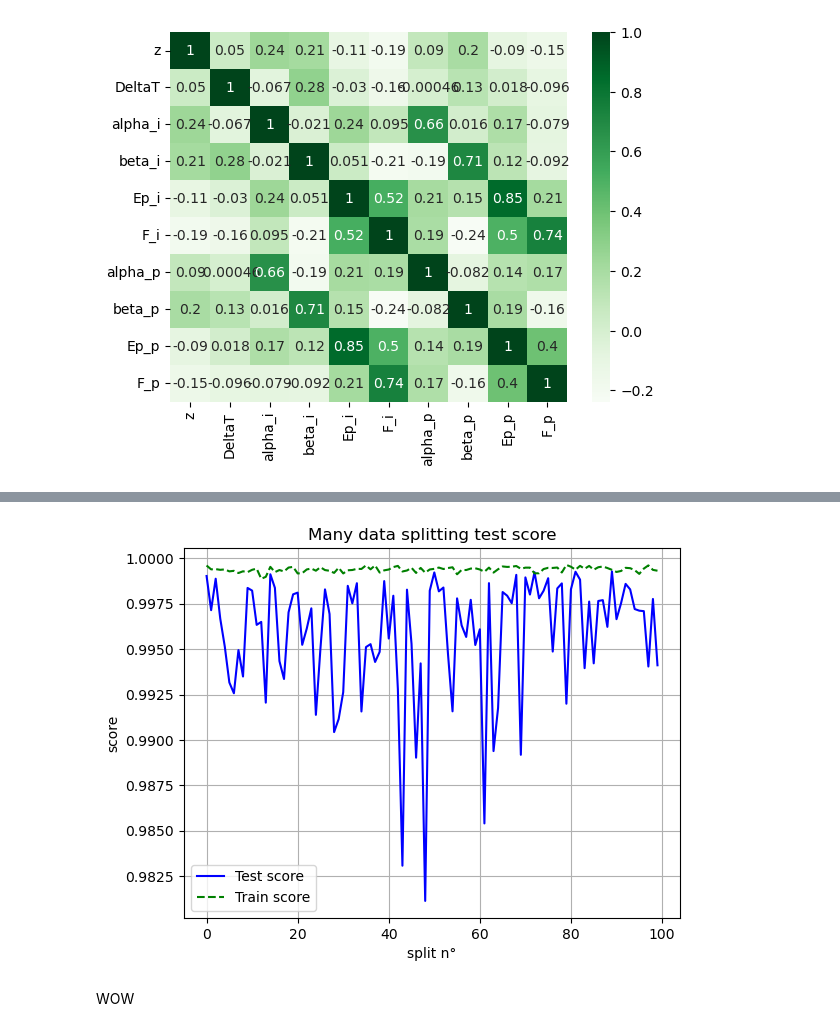
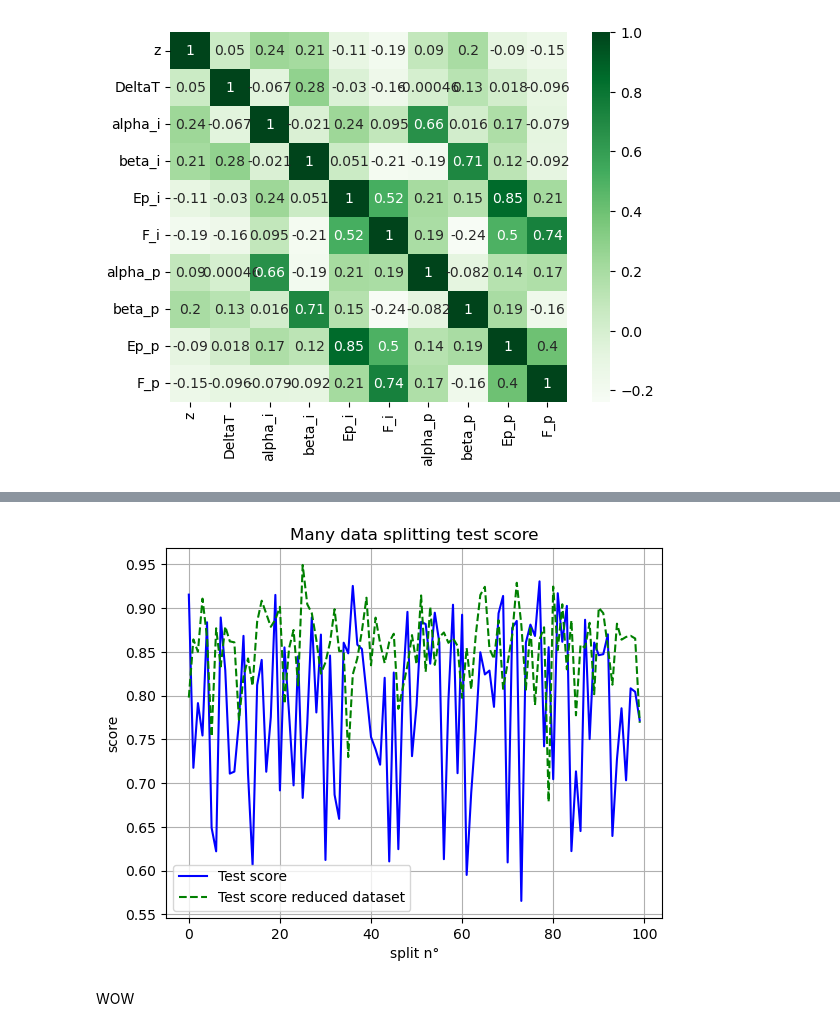
Before and after one commit to LuigiSotgiu/Project, a Jupyter notebook: main1_01.ipynb, the cells around one changed output, grey strips where cells are left out. Cells and saved outputs as stored; diff of their text form; code cells hidden in the pictures.

```diff
--- a/main1_01.ipynb
+++ b/main1_01.ipynb
@@ -21,8 +23,10 @@ plt.savefig(dir_path + 'images/DatasetCorrMatrix.png')
 model = RND_FOREST()
 obj.SetModel(model)     # Setting the model in the main class
 
+dataset['z'] = np.log10(1 + dataset['z'])       # IDK
+
 # Fitting the model ---> see functions.py
-obj.model.Run(dataset, train_size = 0.8, random_state = 42,
+obj.model.Run(dataset, train_size = 0.8,
               n_estimators = 500, max_depth = 20)
 # %%
 import numpy as np
@@ -58,10 +143,10 @@ obj.SetModel(model)     # Setting the model in the main class
 
 test_scores = []
 train_scores = []
-for i in range(100):
+for i in range(1000):
     # Fitting the model ---> see functions.py
     obj.model.Run(dataset, train_size = 0.8,
-                  n_estimators = 500, max_depth = 20, random_state = i)
+                  n_estimators = 100, max_depth = 11, random_state = i)
 
     test_score = obj.model.forest.score(obj.model.X_test, obj.model.y_test)
     train_score = obj.model.forest.score(obj.model.X_train, obj.model.y_train)
@@ -85,37 +222,47 @@ plt.show()
 # %%
-# Let's try for the sport to drop the values of redshift > 3
+# Inizialising the model class ---> see ML_GRB.py
+obj = ML_GRB()
+obj.DataReading('')
+obj.DatasetExtrapolation()
+dataset = obj.dataset
 
-# Inizialising the model class ---> see ML_GRB.py
 model = RND_FOREST()
 obj.SetModel(model)     # Setting the model in the main class
 
-dataset = dataset[dataset['z'] < 3]     # taking the data with z < 3 for a test
-
 test_scores = []
-train_scores = []
+test_scores_rd = []
 for i in range(100):
     # Fitting the model ---> see functions.py
-    obj.model.Run(dataset, train_size = 0.8,
-                  n_estimators = 500, max_depth = 20, random_state = i)
+    obj.model.Run(dataset, train_size = 0.8, criterion='poisson', max_features='sqrt',
+                  n_estimators = 400, max_depth = 20, random_state = i)
 
     test_score = obj.model.forest.score(obj.model.X_test, obj.model.y_test)
-    train_score = obj.model.forest.score(obj.model.X_train, obj.model.y_train)
 
     test_scores.append(test_score)
-    train_scores.append(train_score)
+
+dataset = dataset[dataset['z'] < 3.3]
+for i in range(100):
+    # Fitting the model ---> see functions.py
+    obj.model.Run(dataset, train_size = 0.8, criterion='poisson', max_features='sqrt',
+                  n_estimators = 400, max_depth = 20, random_state = i)
+
+    test_score_rd = obj.model.forest.score(obj.model.X_test, obj.model.y_test)
+
+
+    test_scores_rd.append(test_score_rd)
 
 fig, ax = plt.subplots()
 ax.set(
     title = 'Many data splitting test score',
     xlabel = 'split n°',
     ylabel = 'score'
 )
-for model, color, style, label in zip([test_scores, train_scores], ['b', 'g'], ['-', '--'], ['Test score', 'Train score']):
+for model, color, style, label in zip([test_scores, test_scores_rd], ['b', 'g'], ['-', '--'], ['Test score', 'Test score reduced dataset']):
     ax.plot(range(len(model)), model, style, color=color, label=label)
 ax.grid()
 ax.legend(loc='best')
 plt.show()
 # %% [output]
-[figure, old version]
+[figure, new version]
 # %% [markdown]
 WOW
```
Also changed, not shown: parts of 15 cells of this notebook, 1 other file.
